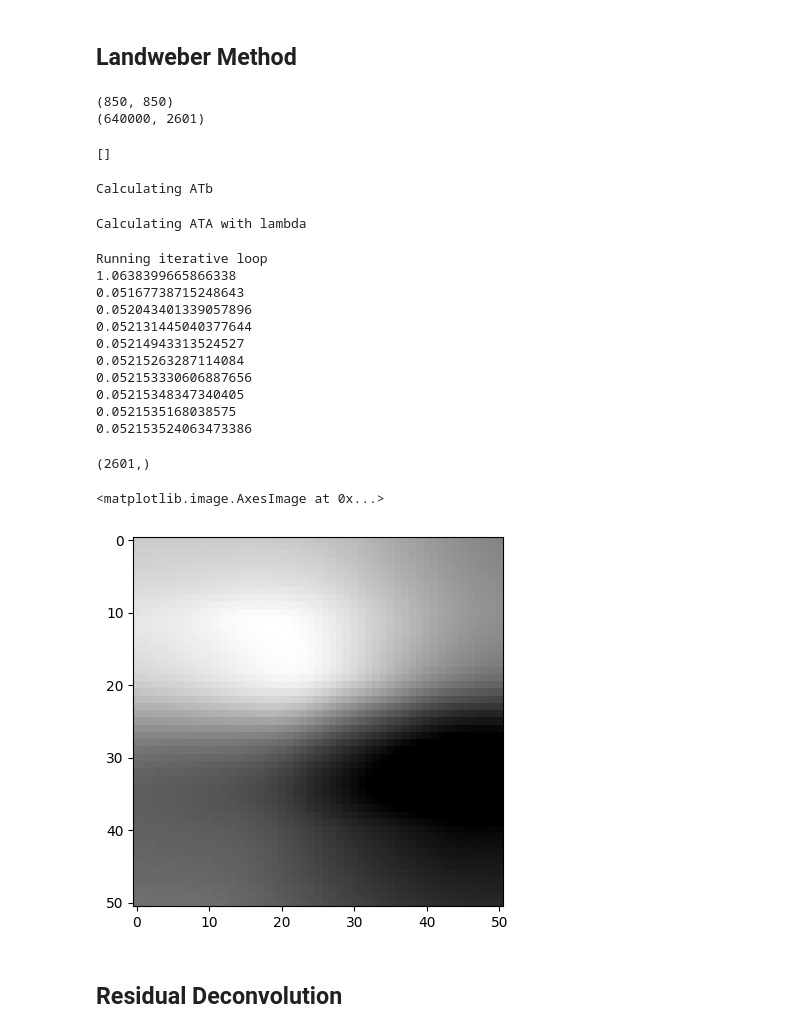
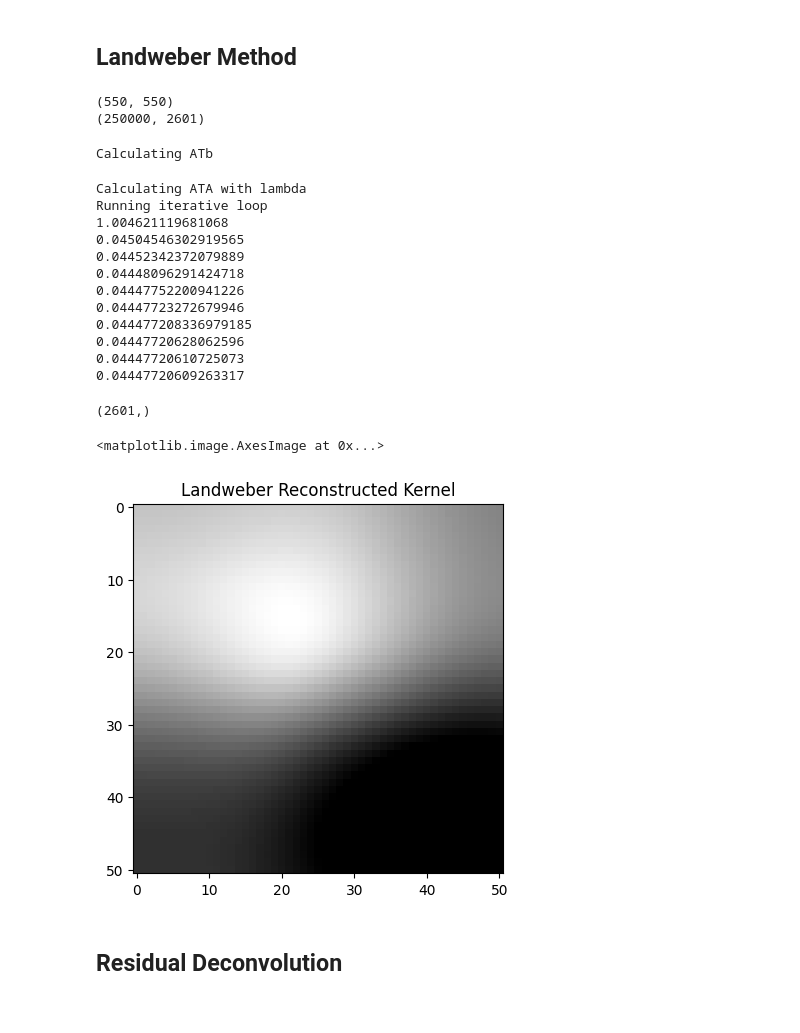
Before and after one commit to WesleyVong/cs445_final_project, a Jupyter notebook: final_project.ipynb, the cells around one changed output. Saved outputs shown, nothing was run; the diff lists cells and outputs as text; code cells hidden in the pictures.

```diff
--- a/final_project.ipynb
+++ b/final_project.ipynb
@@ -62,10 +64,12 @@ display_img(img_blurry)
 # %% [markdown]
 <h1>Kernel Estimation</h1>
 # %%
-b = img_blurry[200:1000, 500:1300 ,0].flatten()
+b = img_blurry[350:850, 650:1150]
+b = cv2.cvtColor(np.float32(b), cv2.COLOR_BGR2GRAY).flatten()
 A = np.zeros((b.shape[0], (51*51)))
-I = img_denoised[200:1000,500:1300,0]
-I_pad = img_denoised[175:1025,475:1325,0]
+I = img_denoised[350:850, 650:1150]
+I_pad = img_denoised[325:875,625:1175]
+I_pad = cv2.cvtColor(np.float32(I_pad), cv2.COLOR_BGR2GRAY)
 #I_pad = np.pad(I, ((25,25),(25,25)))
 print(I_pad.shape)
 print(A.shape)
@@ -75,6 +79,6 @@ print(A.shape)
 # %%
-for i in range(800):
-    for j in range(800):
+for i in range(500):
+    for j in range(500):
         conv_area = I_pad[i:i+51, j:j+51]
         A[i*I.shape[1]+j] = conv_area.flatten()
 # %% [markdown]
@@ -91,26 +101,23 @@ NameError: name 'k_rec_lstsq' is not defined
 # %% [markdown]
 <h2>Landweber Method</h2>
 # %%
-b = img_blurry[200:1000, 500:1300 ,0].flatten()
+b = img_blurry[350:850, 650:1150]
+b = cv2.cvtColor(np.float32(b), cv2.COLOR_BGR2GRAY).flatten()
 A = np.zeros((b.shape[0], (51*51)))
-I = img_denoised[200:1000,500:1300,0]
-I_pad = img[175:1025,475:1325,0]
+I = img_denoised[350:850, 650:1150]
+I_pad = img_denoised[325:875,625:1175]
+I_pad = cv2.cvtColor(np.float32(I_pad), cv2.COLOR_BGR2GRAY)
 #I_pad = np.pad(I, ((25,25),(25,25)))
 print(I_pad.shape)
 print(A.shape)
 # %% [output]
-(850, 850)
-(640000, 2601)
+(550, 550)
+(250000, 2601)
 # %%
-for i in range(800):
-    for j in range(800):
+for i in range(500):
+    for j in range(500):
         conv_area = I_pad[i:i+51, j:j+51]
         A[i*I.shape[1]+j] = conv_area.flatten()
-# %%
-a = np.isnan(A)
-print(a[a==True])
-# %% [output]
-[]
 # %%
 def landweber(A, b, beta=1.0, lamb=5.0):
     k = np.zeros(A.shape[1])
@@ -143,24 +150,25 @@ k_rec_landweber = landweber(A,b,lamb=0.0)
 # %% [output]
 Calculating ATb
 Calculating ATA with lambda
+Running iterative loop
+1.004621119681068
+0.04504546302919565
+0.04452342372079889
+0.04448096291424718
+0.04447752200941226
+0.04447723272679946
+0.044477208336979185
+0.04447720628062596
+0.04447720610725073
+0.04447720609263317
-Running iterative loop
-1.0638399665866338
-0.05167738715248643
-0.052043401339057896
-0.052131445040377644
-0.05214943313524527
-0.05215263287114084
-0.052153330606887656
-0.05215348347340405
-0.0521535168038575
-0.052153524063473386
 # %%
 print(k_rec_landweber.shape)
+plt.title('Landweber Reconstructed Kernel')
 plt.imshow(k_rec_landweber.reshape((51,51)), cmap='gray')
 # %% [output]
 (2601,)
 <matplotlib.image.AxesImage at 0x...>
-[figure, old version]
+[figure, new version]
 # %% [markdown]
 ## Residual Deconvolution
 # %%
```
Also changed, not shown: parts of 22 cells of this notebook, 1 other file.
